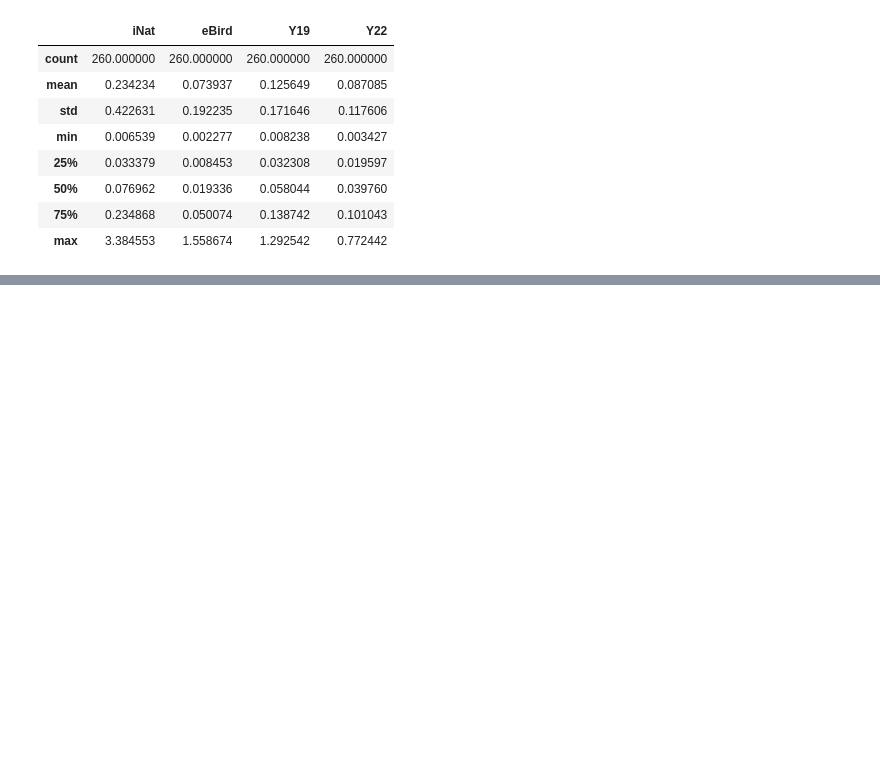
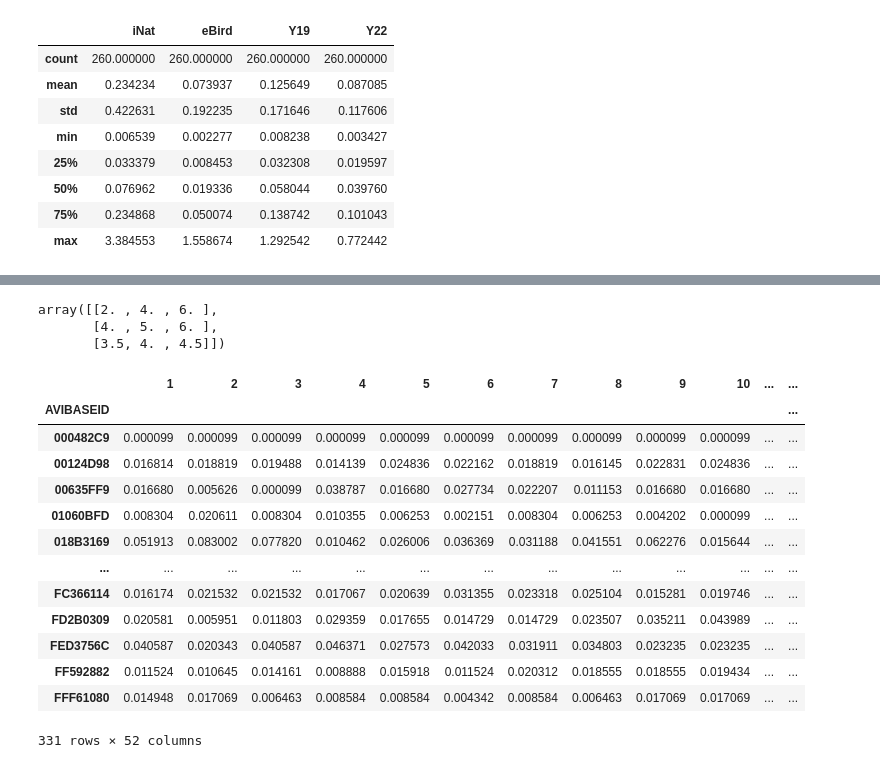
Before and after one commit to devendragovil/explorations_func_data, a Jupyter notebook: notebook_meeting/basic_EDA5_reproduced.ipynb, the cells around one changed output, grey strips where cells are left out. Saved outputs shown, nothing was run; the diff lists cells and outputs as text; code cells hidden in the pictures; blank space fills up the shorter version.

```diff
--- a/notebook_meeting/basic_EDA5_reproduced.ipynb
+++ b/notebook_meeting/basic_EDA5_reproduced.ipynb
@@ -909,0 +940,8 @@ For lacy meeting:
+# %%
+datasets = [iNat_curves_discrete, iNat_curves_discrete_22, eBird_curves_discrete, eBird_curves_discrete_22]
+datasets_normalized = []
+columns_str = [f"{i}" for i in range(1, 53)]
+for dataset_i in datasets:
+    dataset_i_norm = (dataset_i + 0.0001)/1.0052
+    dataset_i_norm.columns = columns_str
+    datasets_normalized.append(dataset_i_norm)
@@ -909,0 +960,23 @@ For lacy meeting:
+# %%
+a/b.reshape((3,1))
+# %% [output]
+array([[2. , 4. , 6. ],
+       [4. , 5. , 6. ],
+       [3.5, 4. , 4.5]])
+# %%
+datasets_normalized[1]
+# %% [output]
+|  | 1 | 2 | 3 | 4 | 5 | 6 | 7 | 8 | 9 | 10 | ... | ... |
+| AVIBASEID |  |  |  |  |  |  |  |  |  |  |  | ... |
+| 000482C9 | 0.000099 | 0.000099 | 0.000099 | 0.000099 | 0.000099 | 0.000099 | 0.000099 | 0.000099 | 0.000099 | 0.000099 | ... | ... |
+| 00124D98 | 0.016814 | 0.018819 | 0.019488 | 0.014139 | 0.024836 | 0.022162 | 0.018819 | 0.016145 | 0.022831 | 0.024836 | ... | ... |
+| 00635FF9 | 0.016680 | 0.005626 | 0.000099 | 0.038787 | 0.016680 | 0.027734 | 0.022207 | 0.011153 | 0.016680 | 0.016680 | ... | ... |
+| 01060BFD | 0.008304 | 0.020611 | 0.008304 | 0.010355 | 0.006253 | 0.002151 | 0.008304 | 0.006253 | 0.004202 | 0.000099 | ... | ... |
+| 018B3169 | 0.051913 | 0.083002 | 0.077820 | 0.010462 | 0.026006 | 0.036369 | 0.031188 | 0.041551 | 0.062276 | 0.015644 | ... | ... |
+| ... | ... | ... | ... | ... | ... | ... | ... | ... | ... | ... | ... | ... |
+| FC366114 | 0.016174 | 0.021532 | 0.021532 | 0.017067 | 0.020639 | 0.031355 | 0.023318 | 0.025104 | 0.015281 | 0.019746 | ... | ... |
+| FD2B0309 | 0.020581 | 0.005951 | 0.011803 | 0.029359 | 0.017655 | 0.014729 | 0.014729 | 0.023507 | 0.035211 | 0.043989 | ... | ... |
+| FED3756C | 0.040587 | 0.020343 | 0.040587 | 0.046371 | 0.027573 | 0.042033 | 0.031911 | 0.034803 | 0.023235 | 0.023235 | ... | ... |
+| FF592882 | 0.011524 | 0.010645 | 0.014161 | 0.008888 | 0.015918 | 0.011524 | 0.020312 | 0.018555 | 0.018555 | 0.019434 | ... | ... |
+| FFF61080 | 0.014948 | 0.017069 | 0.006463 | 0.008584 | 0.008584 | 0.004342 | 0.008584 | 0.006463 | 0.017069 | 0.017069 | ... | ... |
+331 rows × 52 columns
```
Also changed, not shown: parts of 29 cells of this notebook, 4 other files.
